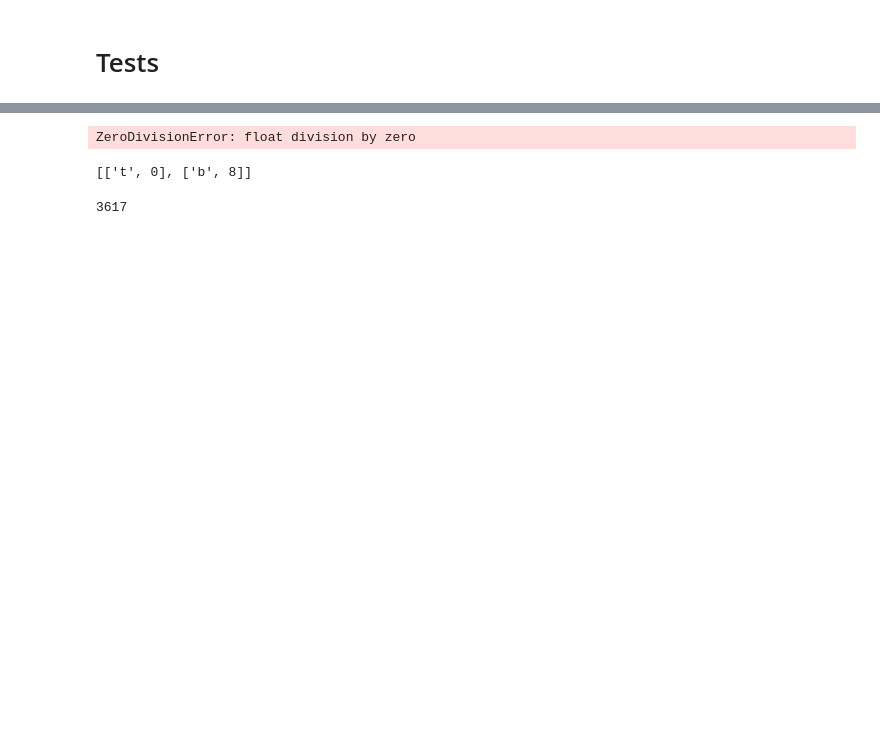
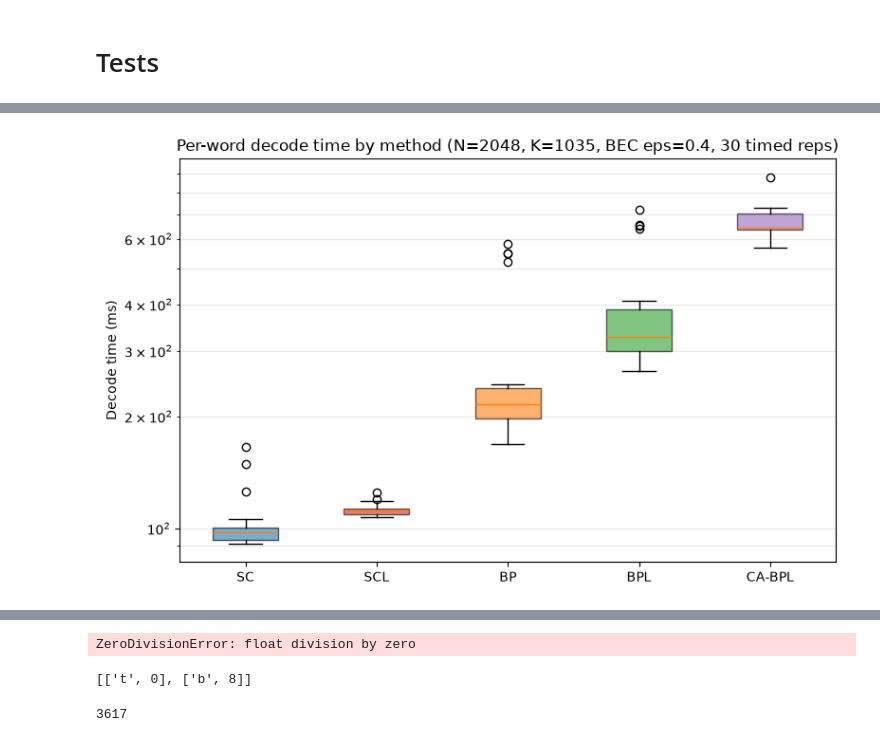
Before and after one commit to dmeloca/polar-codes, a Jupyter notebook: tests.ipynb, the cells around one changed output, grey strips where cells are left out. Saved outputs shown, nothing was run; the diff lists cells and outputs as text; code cells hidden in the pictures; blank space fills up the shorter version.

```diff
--- a/tests.ipynb
+++ b/tests.ipynb
@@ -159,0 +396,92 @@ plt.show()
+# %%
+import os
+import time
+from datetime import datetime
+
+import cupy as cp
+import matplotlib.pyplot as plt
+import numpy as np
+
+from src.channels import BECChannel
+from src.core import (
+    PolarCode, PolarEncoder, bec_frozen_set,
+    sc_decode_llr, scl_decode, bp_decode, bpl_decode,
+)
+from src.core.crc.crc import CRC
+
+CHANNEL_PARAM = 0.4  #*same operating point already validated for correctness/difficulty earlier
+L_SCL, N_GRAPHS, ITER_CAP = 8, 24, 40
+REPS, WARMUP = 30, 3  #*timed / untimed-first trials per decoder
+
+RESULTS_DIR = "results"
+os.makedirs(RESULTS_DIR, exist_ok=True)
+colors = {"SC": "tab:blue", "SCL": "tab:red", "BP": "tab:orange", "BPL": "tab:green", "CA-BPL": "tab:purple"}
+
+def _sync():
+    """cupy dispatches kernels async; without this, GPU decoders would only time
+    kernel *launch*, not completion."""
+    cp.cuda.Stream.null.synchronize()
+
+for N, K in [(2048, 1035), (512, 267)]:
+    frozen_set = bec_frozen_set(N, K, CHANNEL_PARAM)
+    encoder = PolarEncoder(PolarCode(N, K, frozen_set))
+    channel = BECChannel(CHANNEL_PARAM)
+    crc = CRC("CRC11", K=K)
+    M = K - crc.R
+
+    decoders_timed = {
+        "SC":     (lambda llrs, fs=frozen_set: sc_decode_llr(fs, llrs), False),
+        "SCL":    (lambda llrs, fs=frozen_set: scl_decode(fs, llrs, L=L_SCL, use_gpu=False), False),
+        "BP":     (lambda llrs, fs=frozen_set: bp_decode(fs, llrs, None, ITER_CAP, parallel=True), False),
+        "BPL":    (lambda llrs, fs=frozen_set: bpl_decode(fs, llrs, N_GRAPHS, ITER_CAP, use_gpu=True), True),
+        "CA-BPL": (lambda llrs, fs=frozen_set, c=crc: bpl_decode(fs, llrs, N_GRAPHS, ITER_CAP, ca=True, crc=c, use_gpu=True), True),
+    }
+
+    #*build the shared trial pool BEFORE timing anything, so every decoder sees the identical
+    #*sequence of channel draws and the timed region contains only the decode call itself
+    np.random.seed(0)
+    trials = []
+    for _ in range(WARMUP + REPS):
+        u_msg = np.random.randint(0, 2, size=M).astype(np.uint8)
+        u = np.array(crc.encode(u_msg), dtype=np.uint8)
+        trials.append(channel.transmit(encoder.encode(u)))
+
+    timings = {name: [] for name in decoders_timed}
+    summary_lines = [f"BEC eps={CHANNEL_PARAM}, N={N}, K={K}, {REPS} timed reps (after {WARMUP} warm-up)"]
+    for name, (decode_fn, uses_gpu) in decoders_timed.items():
+        for i, llrs in enumerate(trials):
+            if uses_gpu:
+                _sync()
+            t0 = time.perf_counter()
+            decode_fn(llrs)
+            if uses_gpu:
+                _sync()
+            t1 = time.perf_counter()
+            if i >= WARMUP:
+                timings[name].append(t1 - t0)
+        ms = np.array(timings[name]) * 1e3
+        line = (f"{name:8s}: median={np.median(ms):7.2f} ms  mean={np.mean(ms):7.2f} ms  "
+                f"std={np.std(ms):6.2f} ms  min={np.min(ms):7.2f} ms  max={np.max(ms):7.2f} ms")
+        print(line)
+        summary_lines.append(line)
+
+    fig, ax = plt.subplots(figsize=(8, 5))
+    names = list(timings.keys())
+    box = ax.boxplot([np.array(timings[n]) * 1e3 for n in names], tick_labels=names, patch_artist=True)
+    for patch, name in zip(box["boxes"], names):
+        patch.set_facecolor(colors[name])
+        patch.set_alpha(0.6)
+    ax.set_ylabel("Decode time (ms)")
+    ax.set_yscale("log")
+    ax.set_title(f"Per-word decode time by method (N={N}, K={K}, BEC eps={CHANNEL_PARAM}, {REPS} timed reps)")
+    ax.grid(axis="y", which="both", alpha=0.3)
+    plt.tight_layout()
+
+    run_tag = f"timing_BEC_N{N}_K{K}_{datetime.now().strftime('%Y%m%d_%H%M%S')}"
+    fig.savefig(os.path.join(RESULTS_DIR, f"{run_tag}.png"), dpi=150, bbox_inches="tight")
+    with open(os.path.join(RESULTS_DIR, f"{run_tag}.txt"), "w") as f:
+        f.write("\n".join(summary_lines) + "\n")
+    print(f"Saved figure and summary to {RESULTS_DIR}/{run_tag}.(png|txt)\n")
+
+    plt.show()
+# %% [output]
@@ -159,0 +494 @@ plt.show()
+[figure, added]
```
Also changed, not shown: parts of 9 cells of this notebook, 2 other files.
